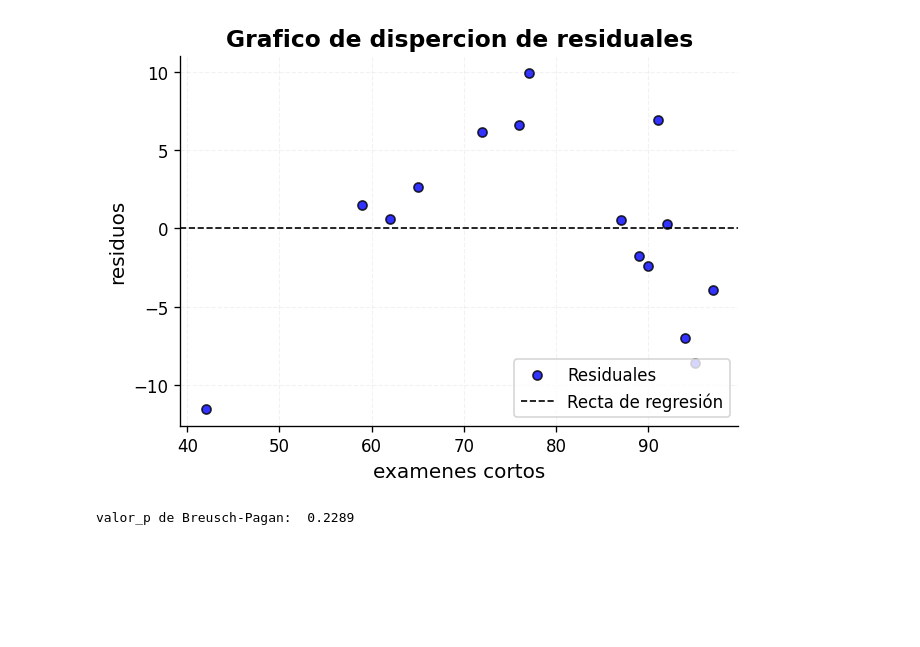
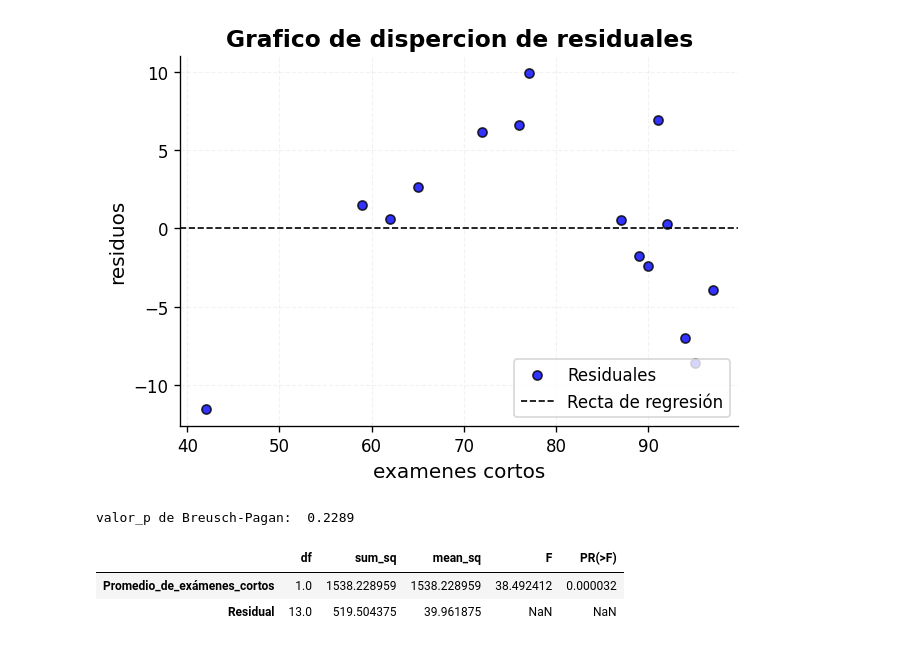
Before and after one commit to joshirdzdel-svg/estadisticainferencial2026A, a Jupyter notebook: Untitled0.ipynb, the cells around one changed output. Drawn from its saved outputs; the diff is of its cells as text; code cells hidden in the pictures; blank space fills up the shorter version.

```diff
--- a/Untitled0.ipynb
+++ b/Untitled0.ipynb
@@ -415,3 +415,21 @@ _, valor_p_bp, _, _ = het_breuschpagan(residuos, x_constante)
 print(f'valor_p de Breusch-Pagan: {valor_p_bp: 0.4f}\n')
 # %% [output]
 valor_p de Breusch-Pagan:  0.2289
+# %%
+import statsmodels.api as sm
+from statsmodels.formula.api import ols
+
+# test de ANOVA (Analysis of Variance)
+# H0: beta_1 = 0   (No hay correlación)
+# H1: beta_1 ≠ 0   (Sí hay correlación)
+
+import statsmodels.api as sm
+from statsmodels.formula.api import ols
+# Y~X
+modelo_lineal = ols('Promedio_final ~ Promedio_de_exámenes_cortos', data = df).fit()
+tabla_anova = sm.stats.anova_lm(modelo_lineal)
+tabla_anova
+# %% [output]
+|  | df | sum_sq | mean_sq | F | PR(>F) |
+| Promedio_de_exámenes_cortos | 1.0 | 1538.228959 | 1538.228959 | 38.492412 | 0.000032 |
+| Residual | 13.0 | 519.504375 | 39.961875 | NaN | NaN |
```
Also changed, not shown: parts of 1 cell of this notebook.
